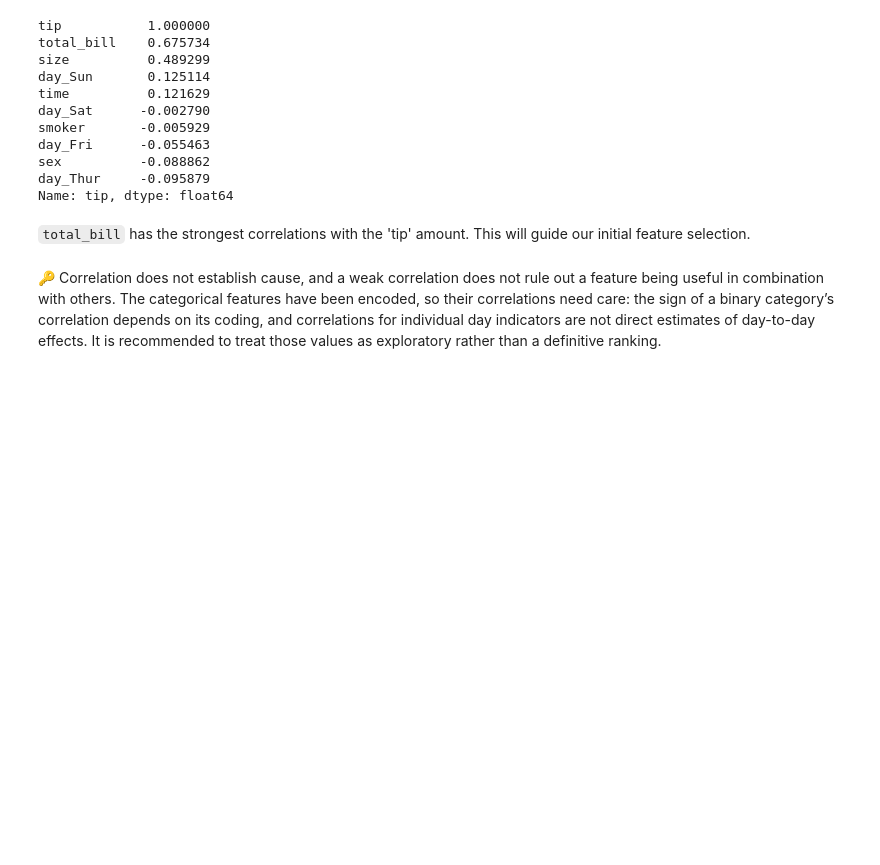
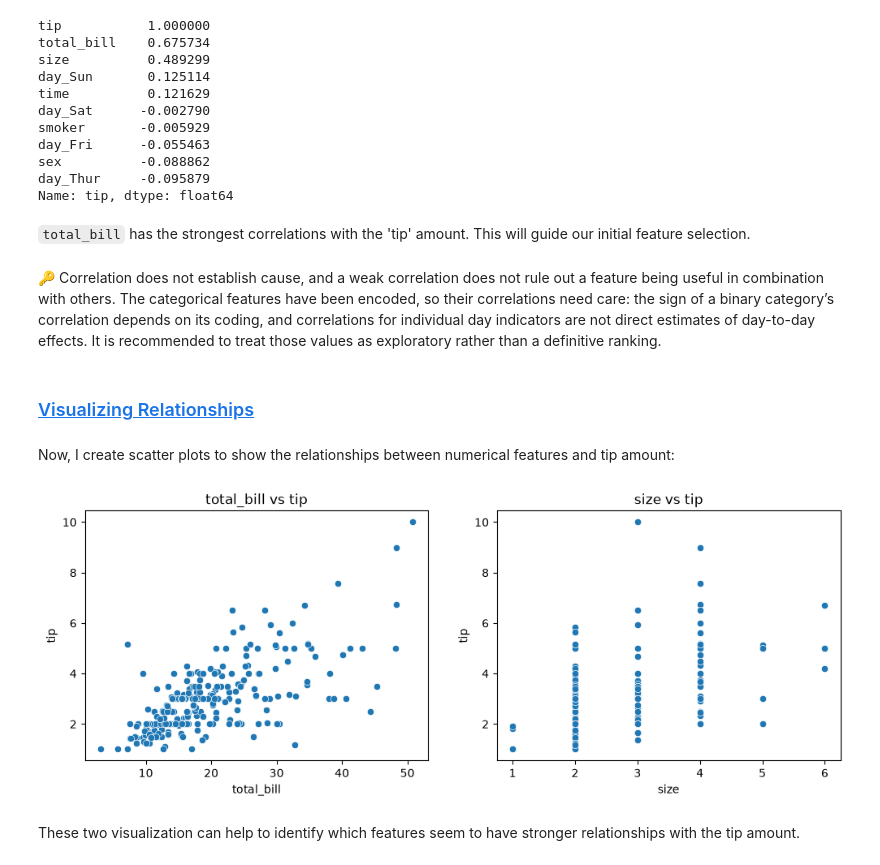
Before and after one commit to AliBaghdadii/tips-regression-analysis, a Jupyter notebook: notebooks/tips_regression.ipynb, the cells around one changed output. Drawn from its saved outputs; the diff is of its cells as text; code cells hidden in the pictures; blank space fills up the shorter version.

Commit message:
Implanting 'Visualizing Relationships' section

```diff
--- a/notebooks/tips_regression.ipynb
+++ b/notebooks/tips_regression.ipynb
@@ -236,3 +237,18 @@ Name: tip, dtype: float64
 `total_bill` has the strongest correlations with the 'tip' amount. This will guide our initial feature selection.
 # %% [markdown]
 🔑 Correlation does not establish cause, and a weak correlation does not rule out a feature being useful in combination with others. The categorical features have been encoded, so their correlations need care: the sign of a binary category’s correlation depends on its coding, and correlations for individual day indicators are not direct estimates of day-to-day effects. It is recommended to treat those values as exploratory rather than a definitive ranking.
+# %% [markdown]
+### <a id='toc2_2_'></a>[Visualizing Relationships](#toc0_)
+# %% [markdown]
+Now, I create scatter plots to show the relationships between numerical features and tip amount:
+# %%
+numerical_features = ['total_bill', 'size']
+fig, axes = plt.subplots(1, 2, figsize=(12, 4))
+
+for i, feature in enumerate(numerical_features):
+    sns.scatterplot(x=feature, y='tip', data=tips_df, ax=axes[i])
+    axes[i].set_title(f'{feature} vs tip')
+# %% [output]
+[figure, added]
+# %% [markdown]
+These two visualization can help to identify which features seem to have stronger relationships with the tip amount.
```
Also changed, not shown: parts of 1 cell of this notebook.
